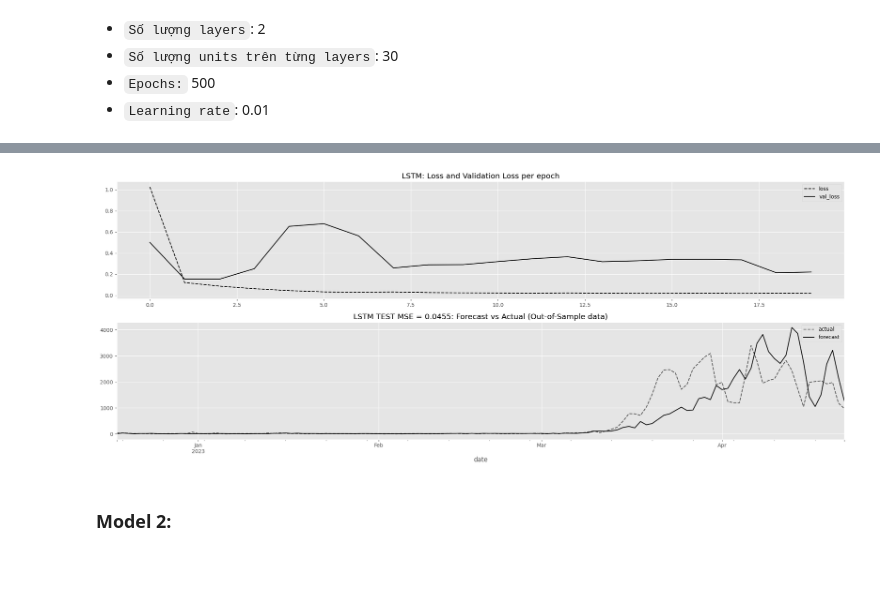
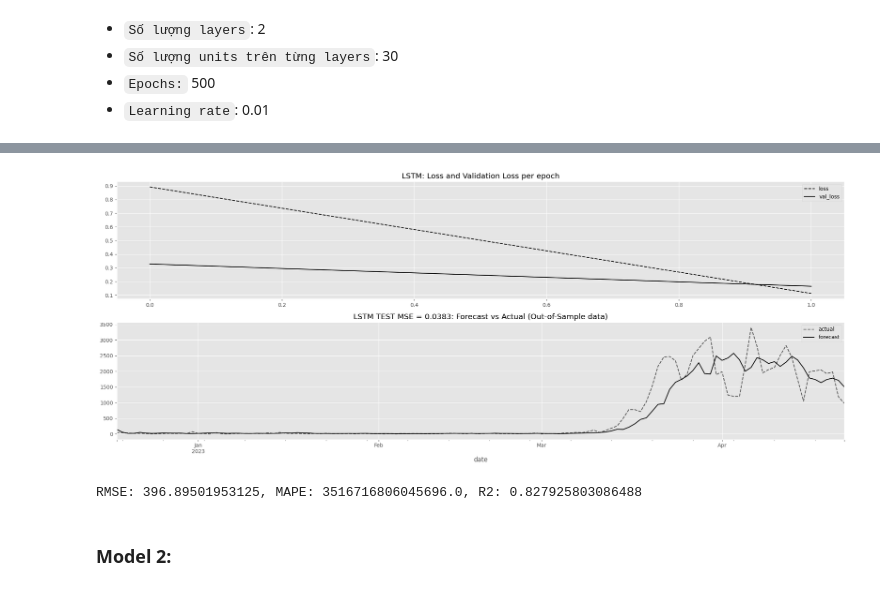
Before and after one commit to manh0387/BTL_LapTrinhAI, a Jupyter notebook: data_buildModelWithoutOutliers.ipynb, the cells around one changed output, grey strips where cells are left out. Saved outputs shown, nothing was run; the diff lists cells and outputs as text; code cells hidden in the pictures.

```diff
--- a/data_buildModelWithoutOutliers.ipynb
+++ b/data_buildModelWithoutOutliers.ipynb
@@ -328,20 +325,0 @@ RMSE: 349.19138812748355, MAPE: 2411139351668021.5, R2: 0.8661350621192508
-# %%
-eta = [0.1, 0.3, 0.5, 0.7, 0.9, 1]
-n_estimator = [500, 1500, 2500, 3500]
-max_depth = [5, 7, 9, 10]
-
-param_grid = {
-    'n_estimators': n_estimator,
-    'max_depth': max_depth,
-    'eta': eta
-}
-
-grid = GridSearchCV(XGBRegressor(subsample=0.7), param_grid, refit=True, verbose=3)
-grid.fit(X_train_pts, y_train_pts)
-
-pred = grid.predict(X_test_pts)
-
-# Calculate metrics
-calculate_metrics(y_test, pt_label.inverse_transform(np.reshape(pred, (-1, 1))))
-
-draw_true_predict(y_test, pt_label.inverse_transform(np.reshape(pred, (-1, 1))))
@@ -606,8 +565,8 @@ val_covid_trans.shape
 params_covid_model1 = {'input_size':x_train_covid.shape[1],
 'output_size':1,
 'units':30,
-'n_layers': 2,
-'epochs': 500,
+'n_layers': 1,
+'epochs': 50,
 'print_every': 25,
 'lr': 0.01,
 'train_data': (x_train_covid, y_train_covid),
@@ -616,4 +575,5 @@ params_covid_model1 = {'input_size':x_train_covid.shape[1],
 'idx': test_covid.index,
 'trans': pt_label}
 covid_lstm, history_a_lstm,actual, pred = train_model_pt('LSTM', **params_covid_model1)
+calculate_metrics(actual, pred)
 # %% [output]
@@ -637,4 +583,5 @@ Test MSE Loss: 0.0455
-[figure, old version]
+[figure, new version]
+RMSE: 396.89501953125, MAPE: 3516716806045696.0, R2: 0.827925803086488
 # %% [markdown]
 ### Model 2:
 # %% [markdown]
```
Also changed, not shown: parts of 10 cells of this notebook.
